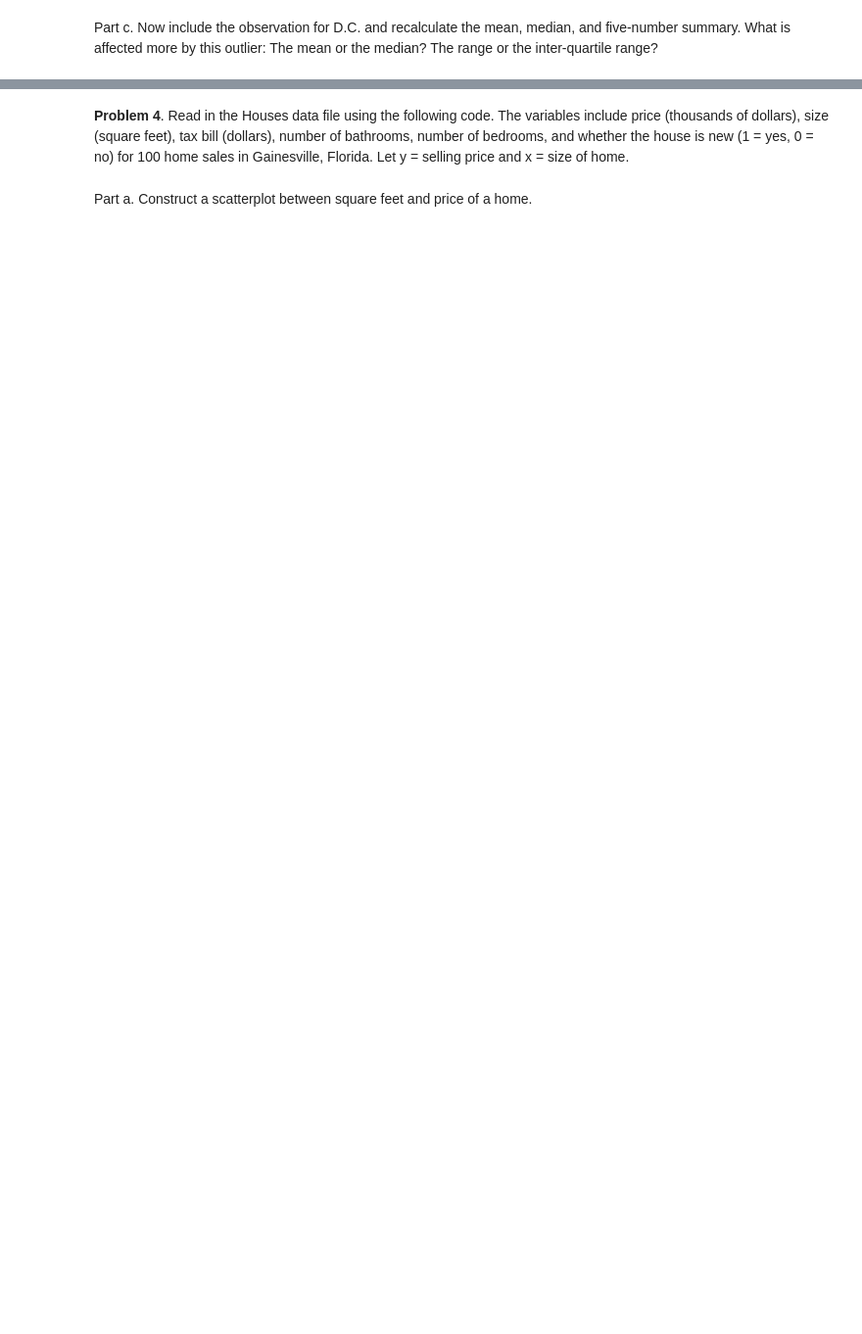
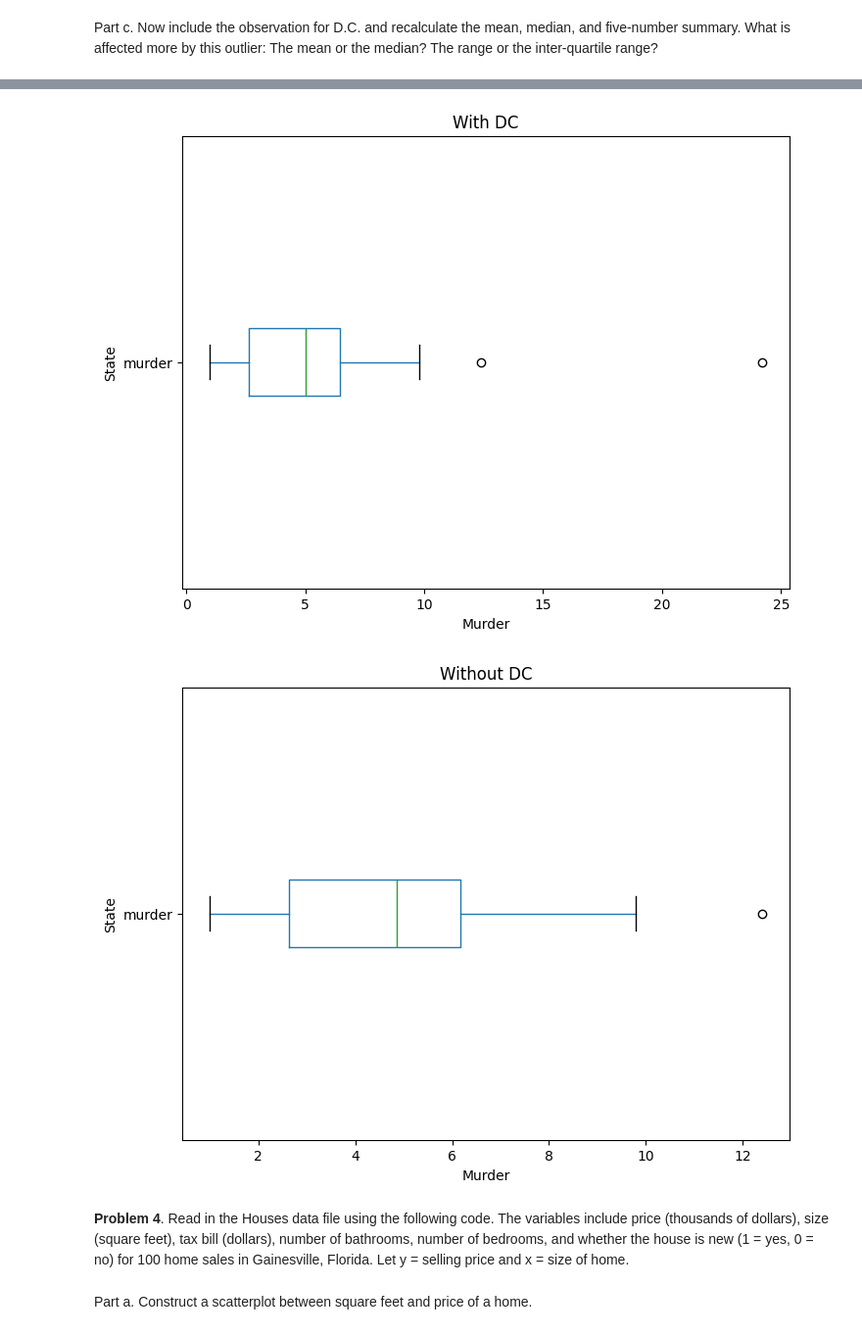
Before and after one commit to stat220/stat-220-hw1-ChrisChauyh, a Jupyter notebook: Stat_220_HW1.ipynb, the cells around one changed output, grey strips where cells are left out. Shown at 98% size. Saved outputs shown, nothing was run; the diff lists cells and outputs as text; code cells hidden in the pictures; blank space fills up the shorter version.

```diff
--- a/Stat_220_HW1.ipynb
+++ b/Stat_220_HW1.ipynb
@@ -39,3 +52,9 @@ Part b. Find the mean, median, and standard deviation.
 murders = pd.read_fwf("https://stat4ds.rwth-aachen.de/data/Murder.dat")
 # %% [markdown]
 Part a. Find the mean and standard deviation for murders without D.C.
+# %%
+
+murders_without_dc = murders[murders['state'] != 'DC']
+mean_value = np.mean(murders_without_dc['murder'])
+std_deviation = np.std(murders_without_dc['murder'])
+mean_value, std_deviation
@@ -42,2 +63,16 @@ Part a. Find the mean and standard deviation for murders without D.C.
 # %% [markdown]
 Part b. Find the five-number  summary without D.C.
+# %%
+minimum = np.min(murders_without_dc['murder'])
+q1 = np.percentile(murders_without_dc['murder'], 25)
+median = np.median(murders_without_dc['murder'])
+q3 = np.percentile(murders_without_dc['murder'], 75)
+maximum = np.max(murders_without_dc['murder'])
+
+# Display the five-number summary
+print(f"Minimum: {minimum}")
+print(f"1st Quartile (Q1): {q1}")
+print(f"Median (Q2): {median}")
+print(f"3rd Quartile (Q3): {q3}")
+print(f"Maximum: {maximum}")
+murders_without_dc['murder'].describe()
@@ -44,2 +94,53 @@ Part b. Find the five-number  summary without D.C.
 # %% [markdown]
 Part c. Now include the observation for D.C. and recalculate the mean, median, and five-number summary. What is affected more by this outlier: The mean or the median? The range or the inter-quartile range?
+# %%
+# Calculate mean, median, and standard deviation with D.C.
+mean_value_with_dc = np.mean(murders['murder'])
+median_value_with_dc = np.median(murders['murder'])
+minimum_with_dc = np.min(murders['murder'])
+q1_with_dc = np.percentile(murders['murder'], 25)
+q3_with_dc = np.percentile(murders['murder'], 75)
+maximum_with_dc = np.max(murders['murder'])
+
+# Display the results
+print(f"Mean (with D.C.): {mean_value_with_dc}")
+print(f"Median (with D.C.): {median_value_with_dc}")
+print(f"Minimum (with D.C.): {minimum_with_dc}")
+print(f"1st Quartile (Q1) (with D.C.): {q1_with_dc}")
+print(f"Median (Q2) (with D.C.): {median_value_with_dc}")
+print(f"3rd Quartile (Q3) (with D.C.): {q3_with_dc}")
+print(f"Maximum (with D.C.): {maximum_with_dc}")
+
+# Calculate the differences
+mean_difference = mean_value_with_dc - mean_value
+median_difference = median_value_with_dc - median
+range_difference_with_dc = maximum_with_dc - minimum_with_dc
+range_difference_without_dc = maximum - minimum
+iqr_with_dc = q3_with_dc - q1_with_dc
+iqr_without_dc = q3-q1
+
+print(mean_difference)
+print(median_difference)
+
+print(range_difference_with_dc-range_difference_without_dc)
+print(iqr_with_dc-iqr_without_dc)
+
+five_number_summary_with_dc = murders['murder'].describe()
+print(five_number_summary_with_dc)
+
+plt.figure(figsize=(8, 6))
+murders.boxplot(column='murder', vert=False,grid = False)
+plt.title('With DC')
+plt.xlabel('Murder')
+plt.ylabel('State')
+plt.show()
+
+plt.figure(figsize=(8, 6))
+murders_without_dc.boxplot(column='murder', vert=False,grid = False)
+plt.title('Without DC')
+plt.xlabel('Murder')
+plt.ylabel('State')
+plt.show()
+
+# The Mean and the range are affected more
+# %% [output]
@@ -46,3 +167,5 @@ Part c. Now include the observation for D.C. and recalculate the mean, median, a
+[figure, added]
+[figure, added]
 # %% [markdown]
 **Problem 4**. Read in the Houses data file using the following code.  The variables include price (thousands of dollars), size (square feet), tax bill (dollars), number of bathrooms, number of bedrooms, and whether the house is new (1 = yes, 0 = no) for 100 home sales in Gainesville, Florida. Let
 y = selling price and x = size of home.
```
Also changed, not shown: parts of 15 cells of this notebook.
